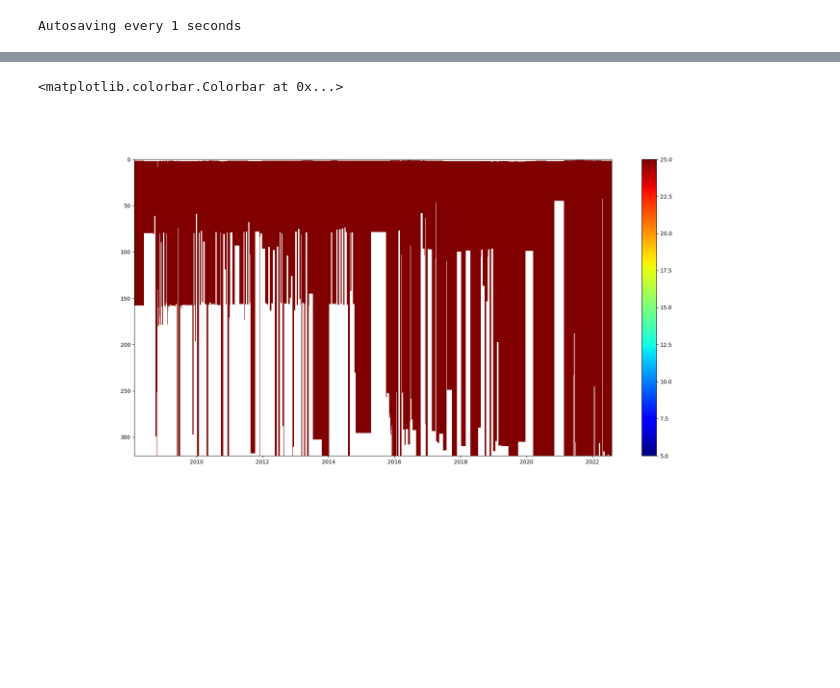
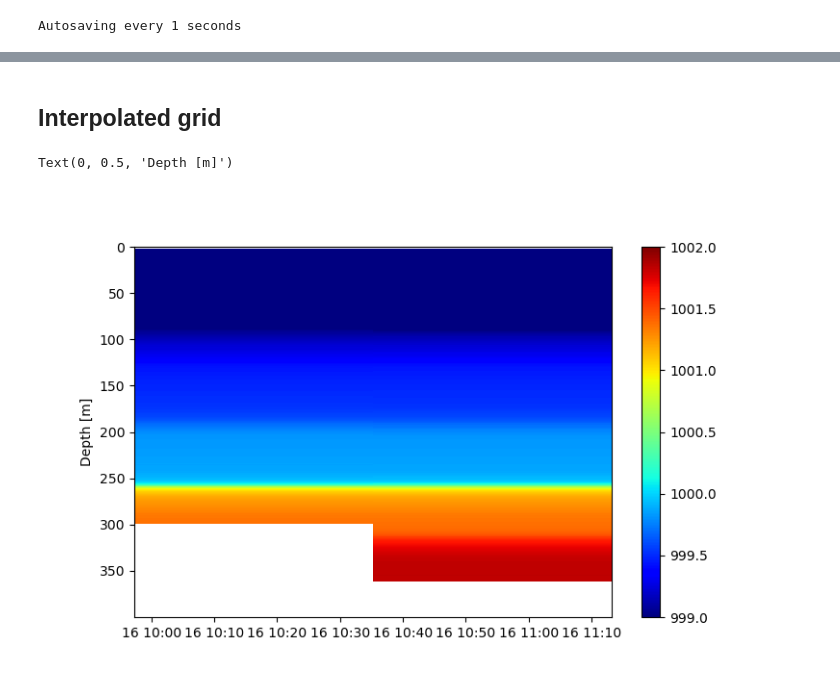
Before and after one commit to tdoda/lake-kivu-ctd-database, a Jupyter notebook: notebooks/plot_database_2.ipynb, the cells around one changed output, grey strips where cells are left out. Saved outputs shown, nothing was run; the diff lists cells and outputs as text; code cells hidden in the pictures; blank space fills up the shorter version.

```diff
--- a/notebooks/plot_database_2.ipynb
+++ b/notebooks/plot_database_2.ipynb
@@ -20,7 +21,7 @@ import xarray as xr
 # %% [output]
 Autosaving every 1 seconds
 # %%
-database_file = "../data/Level3_TD/data_gov3.nc"
+database_file = "../data/Level3_TD/L3_government.nc"
 data_comb=xr.open_dataset(database_file,decode_times=False)
 tnum=data_comb["time"].values
 ds = xr.decode_cf(xr.Dataset({"time": ("time", data_comb.time.data,{"units":"seconds since 1970-01-01"})}))
@@ -28,10 +49,14 @@ data_comb["time"]=ds["time"].data
+# %% [markdown]
+## Interpolated grid
 # %%
-fig,ax = plt.subplots(figsize=(20,10))
+fig,ax = plt.subplots(figsize=(8,5))
 z=data_comb["rho"]
 x,y = np.meshgrid(data_comb["time"],data_comb["depth_interp"])
-c = ax.pcolormesh(x,y,z,cmap='jet', vmin=5, vmax=25)
+c = ax.pcolormesh(x,y,z,cmap='jet', vmin=999, vmax=1002)
 ax.invert_yaxis()
-fig.colorbar(c, ax=ax)
+cb=fig.colorbar(c, ax=ax)
+#cb.set_label('$\rho$ [kg m$^{-3}$}]')
+ax.set_ylabel('Depth [m]')
 # %% [output]
-<matplotlib.colorbar.Colorbar at 0x...>
+Text(0, 0.5, 'Depth [m]')
-[figure, old version]
+[figure, new version]
```
Also changed, not shown: parts of 5 cells of this notebook, 6 other files.
